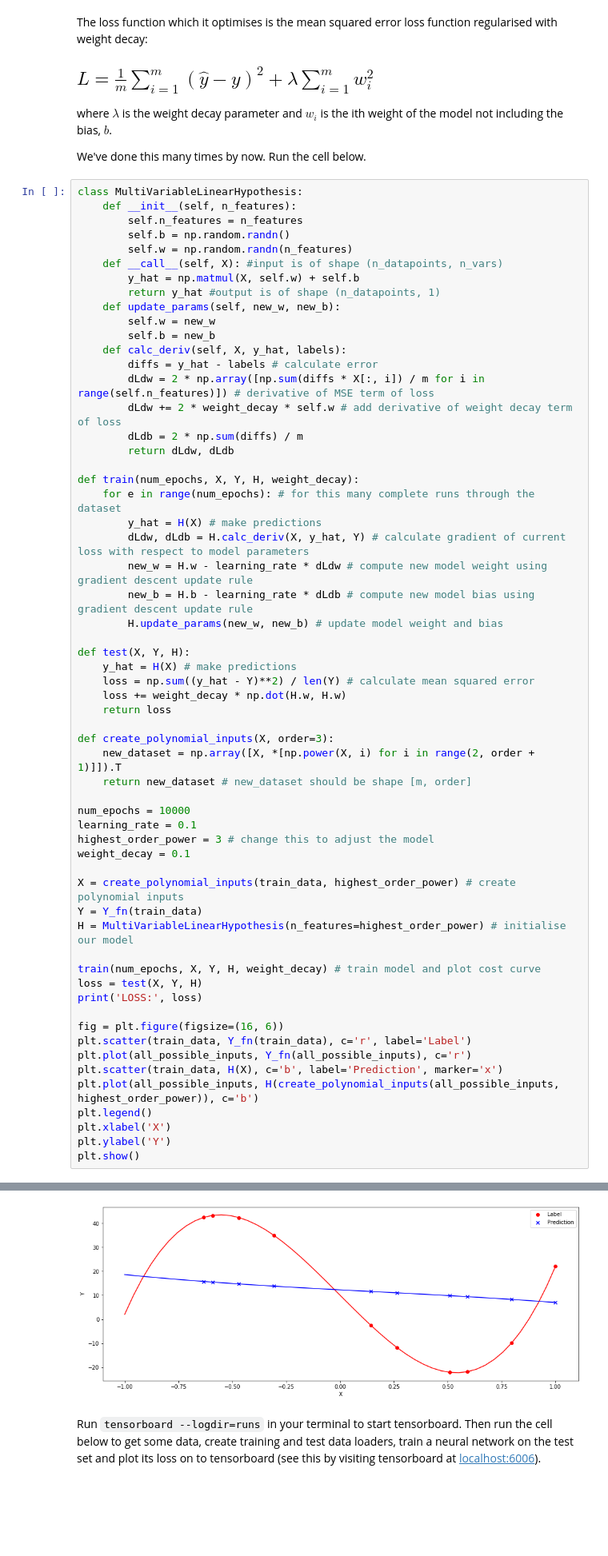
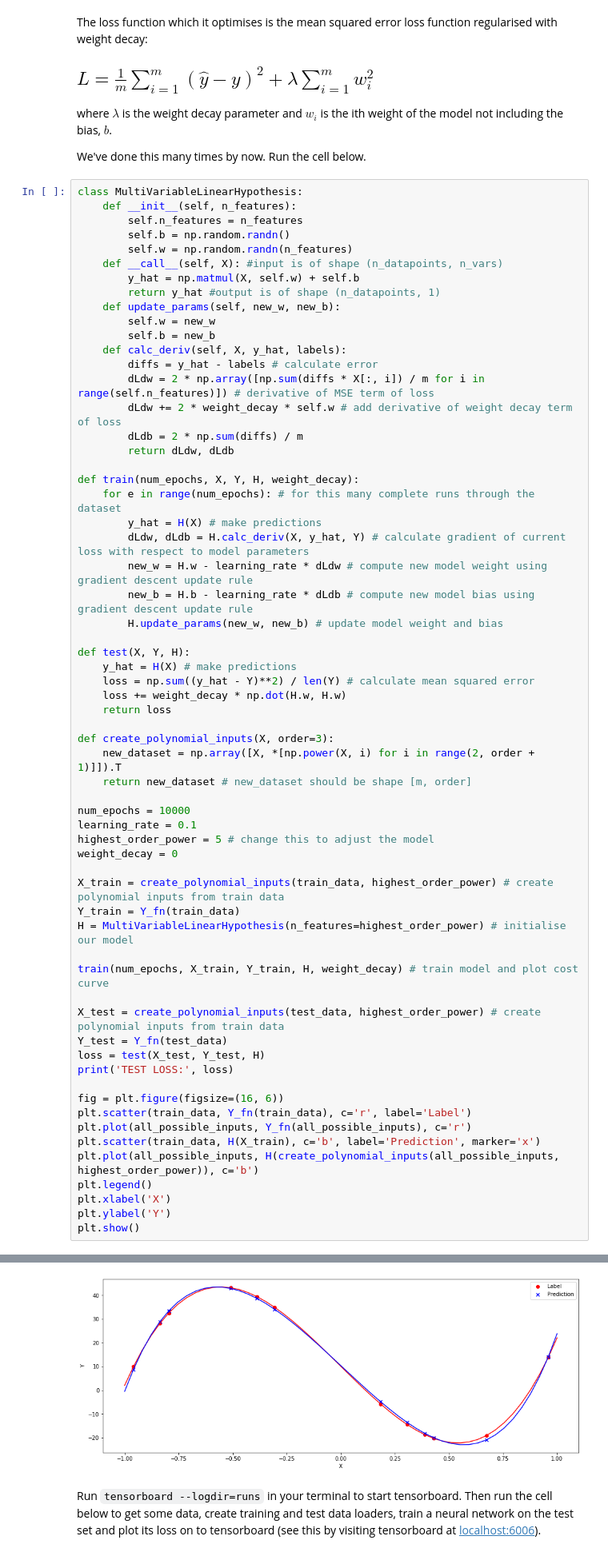
Before and after one commit to AI-Core/Neural-Networks, a Jupyter notebook: Hyperparameters and validation sets.ipynb, the cells around one changed output, grey strips where cells are left out. Shown at 80% size. Drawn from its saved outputs; the diff is of its cells as text; blank space fills up the shorter version.

Commit message:
added images

```diff
--- a/Hyperparameters and validation sets.ipynb
+++ b/Hyperparameters and validation sets.ipynb
@@ -121,21 +121,24 @@ def create_polynomial_inputs(X, order=3):
 
 num_epochs = 10000
 learning_rate = 0.1
-highest_order_power = 3 # change this to adjust the model
-weight_decay = 0.1
+highest_order_power = 5 # change this to adjust the model
+weight_decay = 0
 
-X = create_polynomial_inputs(train_data, highest_order_power) # create polynomial inputs
-Y = Y_fn(train_data)
+X_train = create_polynomial_inputs(train_data, highest_order_power) # create polynomial inputs from train data
+Y_train = Y_fn(train_data)
 H = MultiVariableLinearHypothesis(n_features=highest_order_power) # initialise our model
 
-train(num_epochs, X, Y, H, weight_decay) # train model and plot cost curve
-loss = test(X, Y, H)
-print('LOSS:', loss)
+train(num_epochs, X_train, Y_train, H, weight_decay) # train model and plot cost curve
+
+X_test = create_polynomial_inputs(test_data, highest_order_power) # create polynomial inputs from train data
+Y_test = Y_fn(test_data)
+loss = test(X_test, Y_test, H)
+print('TEST LOSS:', loss)
 
 fig = plt.figure(figsize=(16, 6))
 plt.scatter(train_data, Y_fn(train_data), c='r', label='Label')
 plt.plot(all_possible_inputs, Y_fn(all_possible_inputs), c='r')
-plt.scatter(train_data, H(X), c='b', label='Prediction', marker='x')
+plt.scatter(train_data, H(X_train), c='b', label='Prediction', marker='x')
 plt.plot(all_possible_inputs, H(create_polynomial_inputs(all_possible_inputs, highest_order_power)), c='b')
 plt.legend()
 plt.xlabel('X')
@@ -146,4 +149,4 @@ LOSS: 620.6715639362565
-[figure, old version]
+[figure, new version]
 # %% [markdown]
 Run `tensorboard --logdir=runs` in your terminal to start tensorboard. Then run the cell below to get some data, create training and test data loaders, train a neural network on the test set and plot its loss on to tensorboard (see this by visiting tensorboard at [localhost:6006](http://localhost:6006)).
 # %% [markdown]
```
Also changed, not shown: parts of 12 cells of this notebook.
